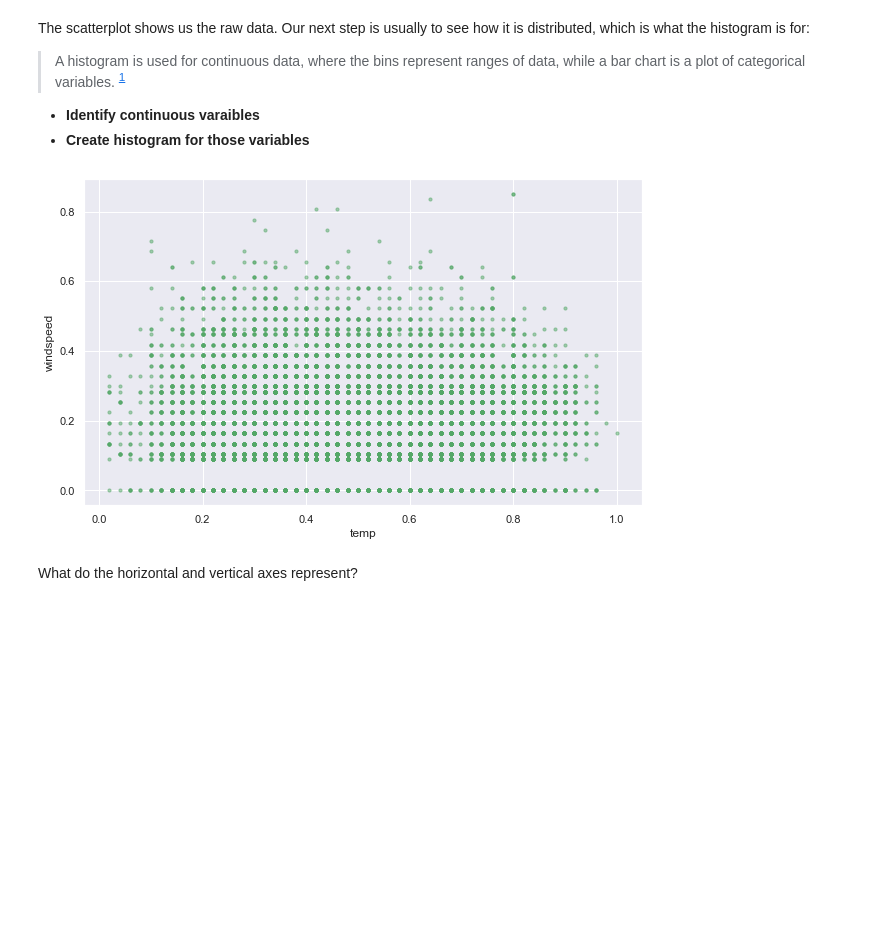
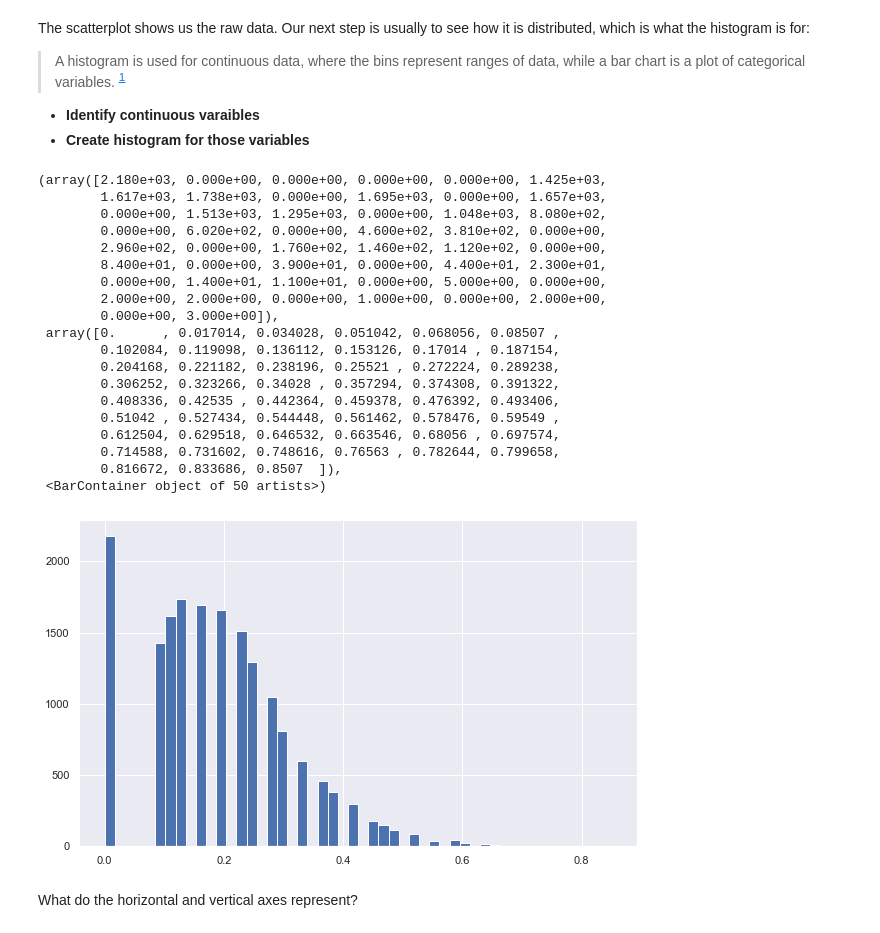
Before and after one commit to reediredale/institute-of-data, a Jupyter notebook: Module 2/Lab 2.1.2.ipynb, the cells around one changed output. Drawn from its saved outputs; the diff is of its cells as text; code cells hidden in the pictures; blank space fills up the shorter version.

```diff
--- a/Module 2/Lab 2.1.2.ipynb
+++ b/Module 2/Lab 2.1.2.ipynb
@@ -93,12 +91,30 @@ The scatterplot shows us the raw data. Our next step is usually to see how it is
 
 - **Identify continuous varaibles**
 - **Create histogram for those variables**
-# %%
-#ANSWER
-bikes.plot.scatter(x='temp', y='windspeed', s=10, linewidths=1, alpha=0.5, c='g')
-plt.show()
-# %% [output]
-[figure, removed]
+# %%
+#ANSWER
+plt.hist(x = bikes.windspeed, bins = 50)
+# %% [output]
+(array([2.180e+03, 0.000e+00, 0.000e+00, 0.000e+00, 0.000e+00, 1.425e+03,
+        1.617e+03, 1.738e+03, 0.000e+00, 1.695e+03, 0.000e+00, 1.657e+03,
+        0.000e+00, 1.513e+03, 1.295e+03, 0.000e+00, 1.048e+03, 8.080e+02,
+        0.000e+00, 6.020e+02, 0.000e+00, 4.600e+02, 3.810e+02, 0.000e+00,
+        2.960e+02, 0.000e+00, 1.760e+02, 1.460e+02, 1.120e+02, 0.000e+00,
+        8.400e+01, 0.000e+00, 3.900e+01, 0.000e+00, 4.400e+01, 2.300e+01,
+        0.000e+00, 1.400e+01, 1.100e+01, 0.000e+00, 5.000e+00, 0.000e+00,
+        2.000e+00, 2.000e+00, 0.000e+00, 1.000e+00, 0.000e+00, 2.000e+00,
+        0.000e+00, 3.000e+00]),
+ array([0.      , 0.017014, 0.034028, 0.051042, 0.068056, 0.08507 ,
+        0.102084, 0.119098, 0.136112, 0.153126, 0.17014 , 0.187154,
+        0.204168, 0.221182, 0.238196, 0.25521 , 0.272224, 0.289238,
+        0.306252, 0.323266, 0.34028 , 0.357294, 0.374308, 0.391322,
+        0.408336, 0.42535 , 0.442364, 0.459378, 0.476392, 0.493406,
+        0.51042 , 0.527434, 0.544448, 0.561462, 0.578476, 0.59549 ,
+        0.612504, 0.629518, 0.646532, 0.663546, 0.68056 , 0.697574,
+        0.714588, 0.731602, 0.748616, 0.76563 , 0.782644, 0.799658,
+        0.816672, 0.833686, 0.8507  ]),
+ <BarContainer object of 50 artists>)
+[figure, added]
 # %% [markdown]
 What do the horizontal and vertical axes represent?
 # %% [raw]
```
Also changed, not shown: parts of 9 cells of this notebook.
